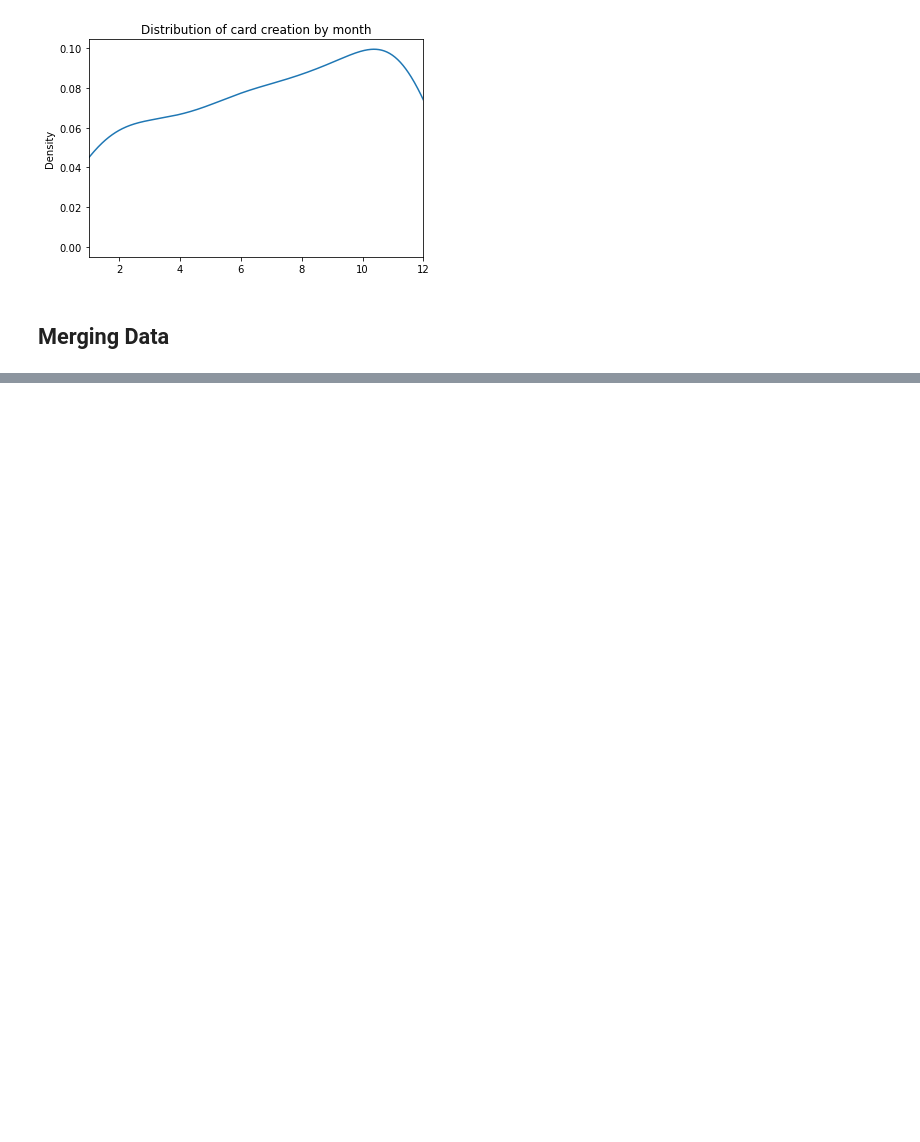
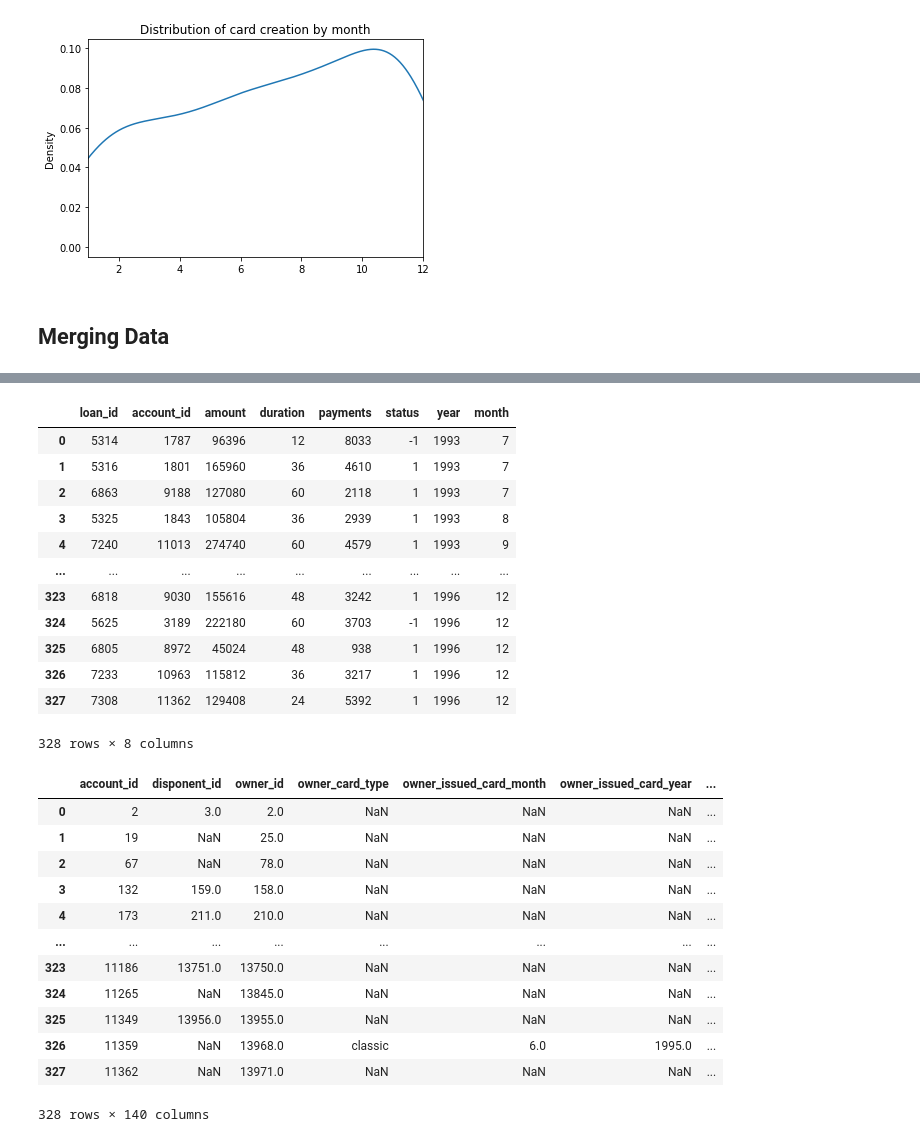
Before and after one commit to diogoabnunes/AC-Project, a Jupyter notebook: docs/notebook.ipynb, the cells around one changed output, grey strips where cells are left out. Saved outputs shown, nothing was run; the diff lists cells and outputs as text; code cells hidden in the pictures; blank space fills up the shorter version.

```diff
--- a/docs/notebook.ipynb
+++ b/docs/notebook.ipynb
@@ -145,8 +145,11 @@ def preProcessCard(card_df):
     df = card_df.copy()
 
     df['issued'] = pd.to_datetime(df['issued'], format='%y%m%d')
+    df['month'] = df['issued'].dt.month
+    df['year'] = df['issued'].dt.year
     df = df.drop(['card_id'], axis=1)
     df = df.rename(columns={'type': 'card_type'})
+
 
     return df
 
@@ -184,7 +187,7 @@ def preProcessDistrict(district_df):
     # Removing unnecessary columns
     df = df.drop(['no. of enterpreneurs per 1000 inhabitants ',
                  'unemploymant rate \'96 ', 'no. of commited crimes \'96 ',
-                  'unemploymant rate \'95 ', 'no. of commited crimes \'95 ', 'name '], axis=1)
+                  'unemploymant rate \'95 ', 'no. of commited crimes \'95 ', 'name ', 'region'], axis=1)
 
     df = df.rename(columns={'code ': 'district_id'})
 
@@ -351,2 +404,10 @@ print(preProcessedLoan_df)
 # %%
 # Merging merge1 and merge2 (by account_id)
+def merge12(merge1, merge2):
+
+    merge12_df = merge2.merge(merge1, on='account_id')
+
+    return merge12_df
+
+merge12_df = merge12(accountTransaction_df, rightSide)
+display(merge12_df)
@@ -352,0 +428,42 @@ print(preProcessedLoan_df)
+# %%
+# Final merge: merge12 with loans
+def finalMerge(merge12, loans):
+    display(loans)
+    final_df = merge12.merge(loans, on='account_id')
+    final_df = final_df.rename(columns={'amount': 'loan_amount',
+        'duration': 'loan_duration', 'payments': 'loan_payments',
+        'year': 'loan_year', 'month': 'loan_month',
+        'status': 'loan_status'})
+    #final_df = final_df.drop(['loan_id'], axis=1)
+
+    return final_df
+
+final_df = finalMerge(merge12_df, preProcessedLoan_df)
+display(final_df)
+# %% [output]
+|  | loan_id | account_id | amount | duration | payments | status | year | month |
+| 0 | 5314 | 1787 | 96396 | 12 | 8033 | -1 | 1993 | 7 |
+| 1 | 5316 | 1801 | 165960 | 36 | 4610 | 1 | 1993 | 7 |
+| 2 | 6863 | 9188 | 127080 | 60 | 2118 | 1 | 1993 | 7 |
+| 3 | 5325 | 1843 | 105804 | 36 | 2939 | 1 | 1993 | 8 |
+| 4 | 7240 | 11013 | 274740 | 60 | 4579 | 1 | 1993 | 9 |
+| ... | ... | ... | ... | ... | ... | ... | ... | ... |
+| 323 | 6818 | 9030 | 155616 | 48 | 3242 | 1 | 1996 | 12 |
+| 324 | 5625 | 3189 | 222180 | 60 | 3703 | -1 | 1996 | 12 |
+| 325 | 6805 | 8972 | 45024 | 48 | 938 | 1 | 1996 | 12 |
+| 326 | 7233 | 10963 | 115812 | 36 | 3217 | 1 | 1996 | 12 |
+| 327 | 7308 | 11362 | 129408 | 24 | 5392 | 1 | 1996 | 12 |
+328 rows × 8 columns
+|  | account_id | disponent_id | owner_id | owner_card_type | owner_issued_card_month | owner_issued_card_year | ... |
+| 0 | 2 | 3.0 | 2.0 | NaN | NaN | NaN | ... |
+| 1 | 19 | NaN | 25.0 | NaN | NaN | NaN | ... |
+| 2 | 67 | NaN | 78.0 | NaN | NaN | NaN | ... |
+| 3 | 132 | 159.0 | 158.0 | NaN | NaN | NaN | ... |
+| 4 | 173 | 211.0 | 210.0 | NaN | NaN | NaN | ... |
+| ... | ... | ... | ... | ... | ... | ... | ... |
+| 323 | 11186 | 13751.0 | 13750.0 | NaN | NaN | NaN | ... |
+| 324 | 11265 | NaN | 13845.0 | NaN | NaN | NaN | ... |
+| 325 | 11349 | 13956.0 | 13955.0 | NaN | NaN | NaN | ... |
+| 326 | 11359 | NaN | 13968.0 | classic | 6.0 | 1995.0 | ... |
+| 327 | 11362 | NaN | 13971.0 | NaN | NaN | NaN | ... |
+328 rows × 140 columns
```
Also changed, not shown: parts of 4 cells of this notebook.
